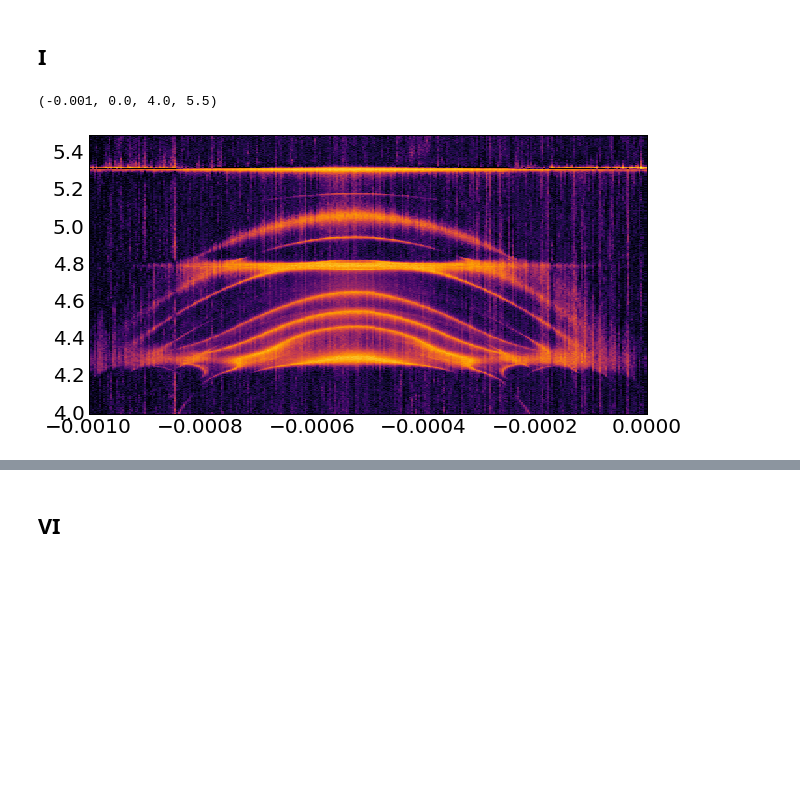
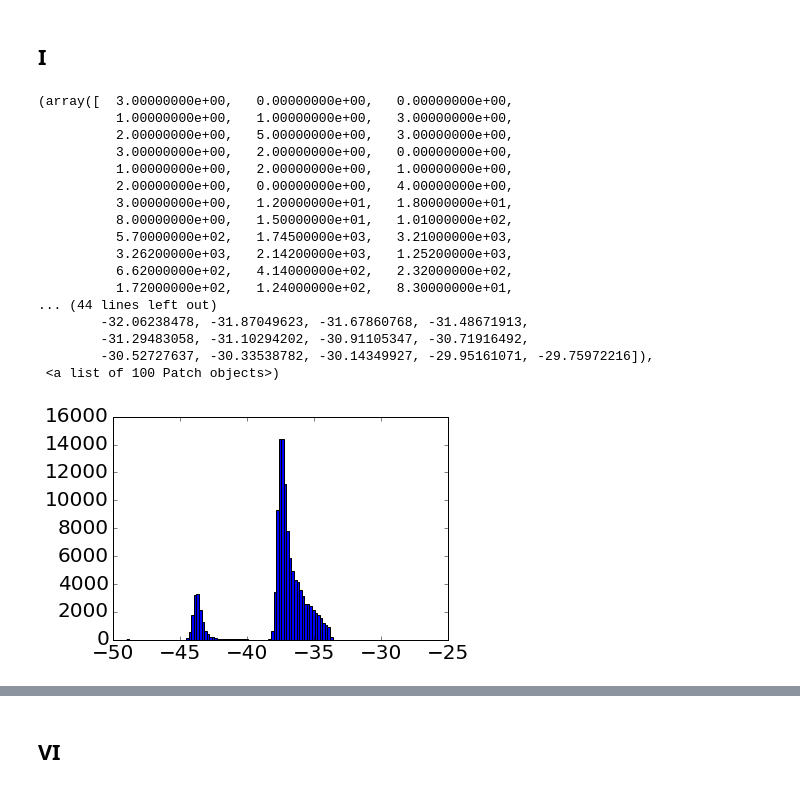
Before and after one commit to vdrhtc/Xmons, a Jupyter notebook: Qutip/Experimental data processing.ipynb, the cells around one changed output, grey strips where cells are left out. Drawn from its saved outputs; the diff is of its cells as text; code cells hidden in the pictures; blank space fills up the shorter version.

```diff
--- a/Qutip/Experimental data processing.ipynb
+++ b/Qutip/Experimental data processing.ipynb
@@ -236,9 +247,21 @@ with open("fitting_data/xmons-first-try-1st-res-2tone.pkl", "rb") as f:
-# %%
-plt.pcolormesh(data4[1][0], data4[1][1]/1e9, data4[1][3].T, cmap='inferno', vmax=-33, vmin=-38)
-plt.gcf().set_size_inches(10,5)
-gca().axis('tight')
-# plt.colorbar()
-# plt.ylim(5.5,6)
-# %% [output]
-(-0.001, 0.0, 4.0, 5.5)
-[figure, removed]
+# %%
+hist(list(flatten(unwrap(unwrap(exp_amps.T).T))), bins=100)
+# %% [output]
+(array([  3.00000000e+00,   0.00000000e+00,   0.00000000e+00,
+          1.00000000e+00,   1.00000000e+00,   3.00000000e+00,
+          2.00000000e+00,   5.00000000e+00,   3.00000000e+00,
+          3.00000000e+00,   2.00000000e+00,   0.00000000e+00,
+          1.00000000e+00,   2.00000000e+00,   1.00000000e+00,
+          2.00000000e+00,   0.00000000e+00,   4.00000000e+00,
+          3.00000000e+00,   1.20000000e+01,   1.80000000e+01,
+          8.00000000e+00,   1.50000000e+01,   1.01000000e+02,
+          5.70000000e+02,   1.74500000e+03,   3.21000000e+03,
+          3.26200000e+03,   2.14200000e+03,   1.25200000e+03,
+          6.62000000e+02,   4.14000000e+02,   2.32000000e+02,
+          1.72000000e+02,   1.24000000e+02,   8.30000000e+01,
+... (44 lines left out)
+        -32.06238478, -31.87049623, -31.67860768, -31.48671913,
+        -31.29483058, -31.10294202, -30.91105347, -30.71916492,
+        -30.52727637, -30.33538782, -30.14349927, -29.95161071, -29.75972216]),
+ <a list of 100 Patch objects>)
+[figure, added]
```
Also changed, not shown: parts of 3 cells of this notebook, 10 other files.
